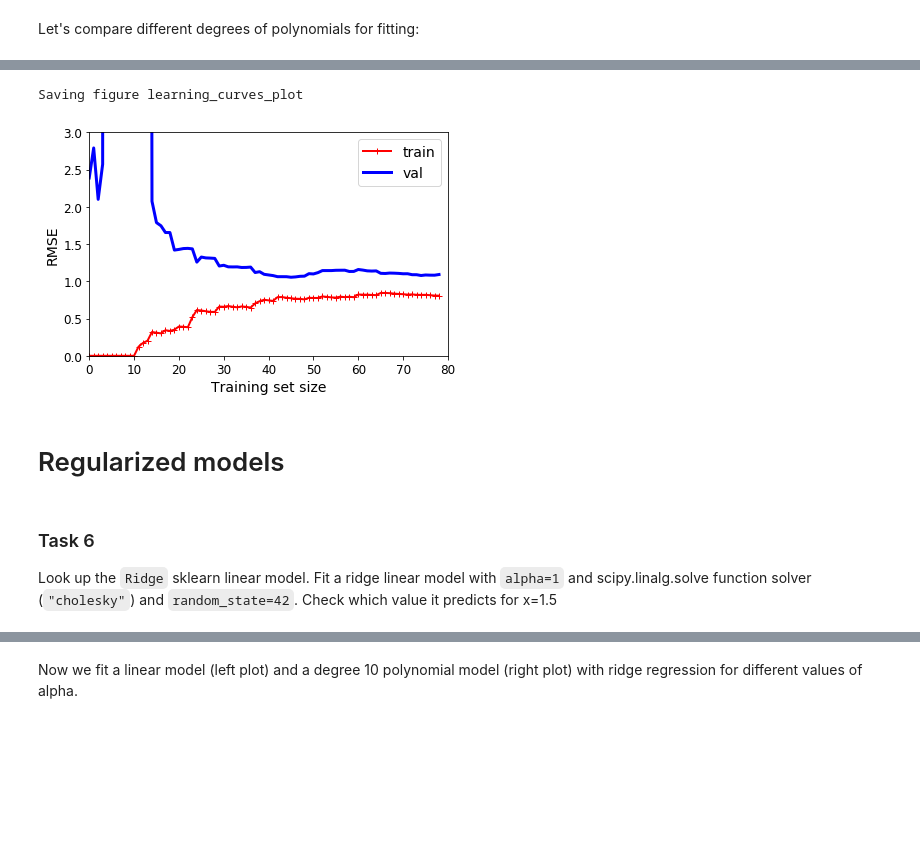
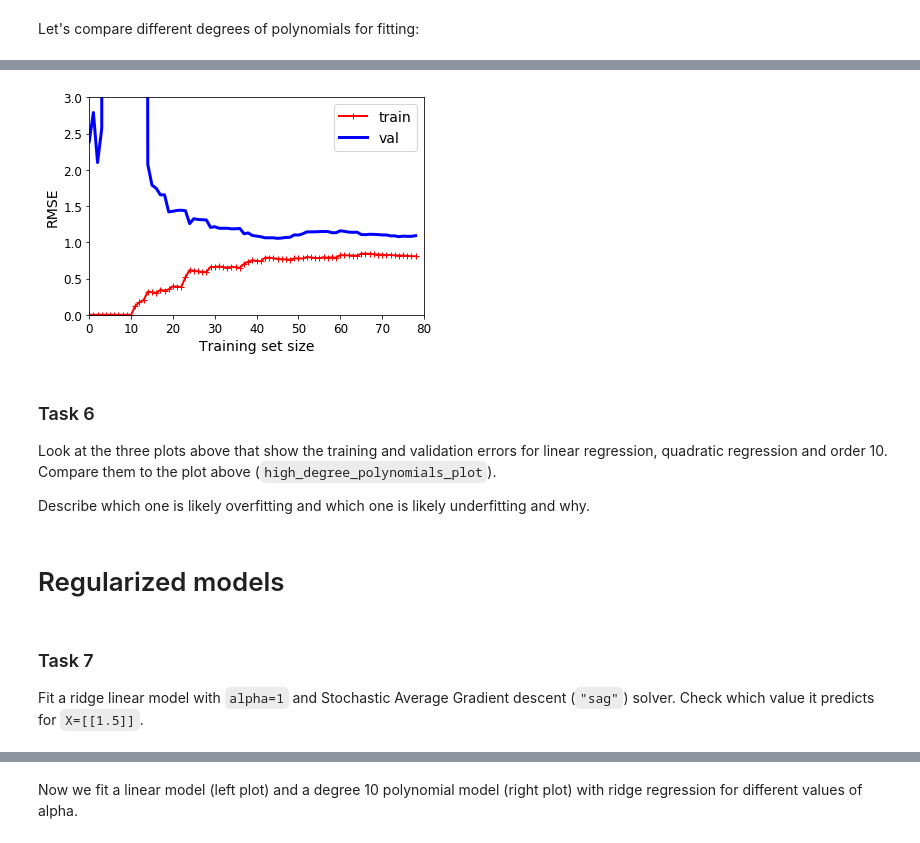
Before and after one commit to skc46/ML_class, a Jupyter notebook: 02_Training_linear_models.ipynb, the cells around one changed output, grey strips where cells are left out. Saved outputs shown, nothing was run; the diff lists cells and outputs as text; code cells hidden in the pictures; blank space fills up the shorter version.

Commit message:
Removed some exercises and less Poly Regression

```diff
--- a/02_Training_linear_models.ipynb
+++ b/02_Training_linear_models.ipynb
@@ -394,0 +369,12 @@ Saving figure underfitting_learning_curves_plot
+# %%
+from sklearn.pipeline import Pipeline
+
+# Degree 2
+polynomial_regression = Pipeline([
+        ("poly_features", PolynomialFeatures(degree=2, include_bias=False)),
+        ("lin_reg", LinearRegression()),
+    ])
+
+plot_learning_curves(polynomial_regression, X, y)
+plt.axis([0, 80, 0, 3])
+plt.show()
@@ -395,18 +383,22 @@ Saving figure underfitting_learning_curves_plot
 # %%
 from sklearn.pipeline import Pipeline
 
+# Degree 10
 polynomial_regression = Pipeline([
         ("poly_features", PolynomialFeatures(degree=10, include_bias=False)),
         ("lin_reg", LinearRegression()),
     ])
 
 plot_learning_curves(polynomial_regression, X, y)
-plt.axis([0, 80, 0, 3])           # not shown
-save_fig("learning_curves_plot")  # not shown
-plt.show()                        # not shown
+plt.axis([0, 80, 0, 3])
+plt.show()
 # %% [output]
-Saving figure learning_curves_plot
-[figure, old version]
+[figure, new version]
+# %% [markdown]
+### Task 6
+Look at the three plots above that show the training and validation errors for linear regression, quadratic regression and order 10. Compare them to the plot above (`high_degree_polynomials_plot`).
+
+Describe which one is likely overfitting and which one is likely underfitting and why.
 # %% [markdown]
 # Regularized models
 # %%
@@ -416,8 +408,7 @@ X = 3 * np.random.rand(m, 1)
 y = 1 + 0.5 * X + np.random.randn(m, 1) / 1.5
 X_new = np.linspace(0, 3, 100).reshape(100, 1)
 # %% [markdown]
-### Task 6
-Look up the `Ridge` sklearn linear model.
-Fit a ridge linear model with `alpha=1` and scipy.linalg.solve function solver (`"cholesky"`) and `random_state=42`. Check which value it predicts for x=1.5
+### Task 7
+Fit a ridge linear model with `alpha=1` and Stochastic Average Gradient descent (`"sag"`) solver. Check which value it predicts for `X=[[1.5]]`.
 # %%
 from sklearn.linear_model import Ridge
```
Also changed, not shown: parts of 28 cells of this notebook.
